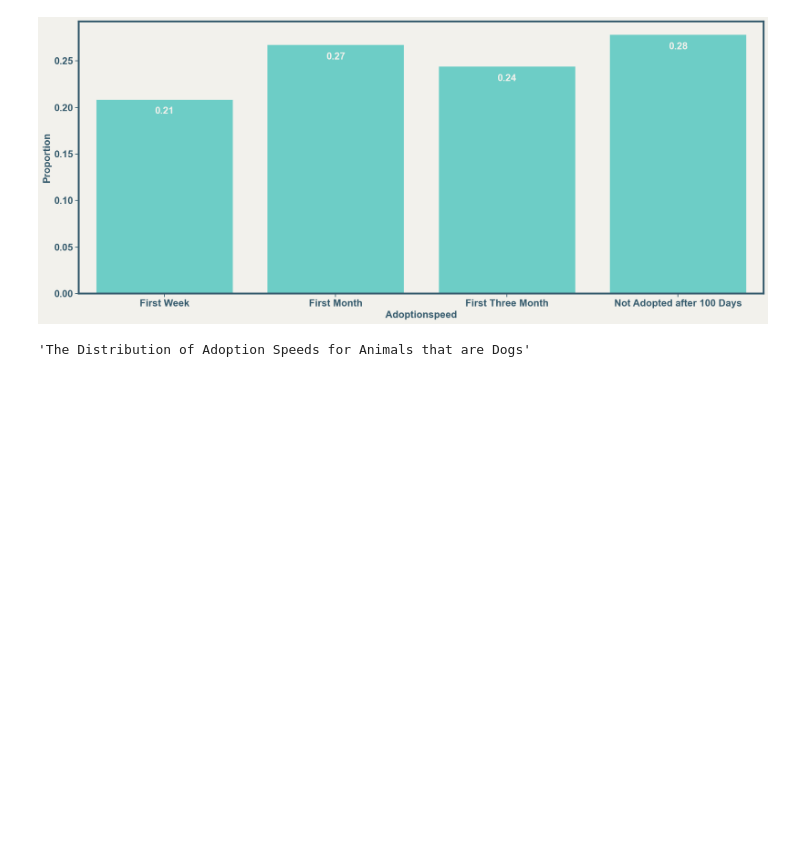
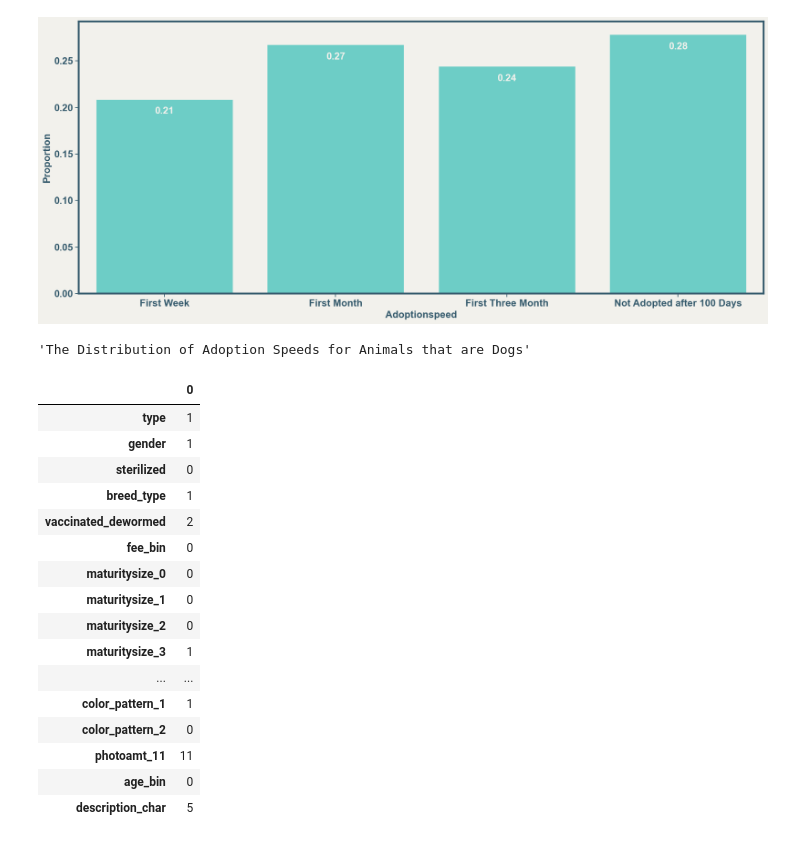
Before and after one commit to LanaCasselmann/ds_capstone_pet_adoptability, a Jupyter notebook: notebooks/paw_app.ipynb, the cells around one changed output. Drawn from its saved outputs; the diff is of its cells as text; code cells hidden in the pictures; blank space fills up the shorter version.

```diff
--- a/notebooks/paw_app.ipynb
+++ b/notebooks/paw_app.ipynb
@@ -142,0 +215,44 @@ f'The Distribution of Adoption Speeds for Animals that are {type_in}'
+# %%
+d =     {'type' : [type_bin],
+        'gender' : [gender_bin],
+        'sterilized' : [sterilized_in_bin],
+        'breed_type' : [breed_type_bin],
+        'vaccinated_dewormed' : [vaccinated_dewormed_bin],
+        'fee_bin' : [fee_bin_bin],
+        'maturitysize_0' : [maturitysize_0_bin],
+        'maturitysize_1' : [maturitysize_1_bin],
+        'maturitysize_2' : [maturitysize_2_bin],
+        'maturitysize_3' : [maturitysize_3_bin],
+        'furlength_0' : [furlength_0_bin],
+        'furlength_1' : [furlength_1_bin],
+        'furlength_2' : [furlength_2_bin],
+        'health_0' : [health_0_bin],
+        'health_1' : [health_1_bin],
+        'health_2' : [health_2_bin],
+        'color_pattern_0' : [color_pattern_0_bin],
+        'color_pattern_1' : [color_pattern_1_bin],
+        'color_pattern_2' : [color_pattern_2_bin],
+        'photoamt_11' : [photoamt_11_bin],
+        'age_bin' : [age_bin_bin],
+        'description_char' : [description_char]}
+df_new = pd.DataFrame(data=d)
+# %%
+df_new.T
+# %% [output]
+|  | 0 |
+| type | 1 |
+| gender | 1 |
+| sterilized | 0 |
+| breed_type | 1 |
+| vaccinated_dewormed | 2 |
+| fee_bin | 0 |
+| maturitysize_0 | 0 |
+| maturitysize_1 | 0 |
+| maturitysize_2 | 0 |
+| maturitysize_3 | 1 |
+| ... | ... |
+| color_pattern_1 | 1 |
+| color_pattern_2 | 0 |
+| photoamt_11 | 11 |
+| age_bin | 0 |
+| description_char | 5 |
```
Also changed, not shown: parts of 8 cells of this notebook, 1 other file.
